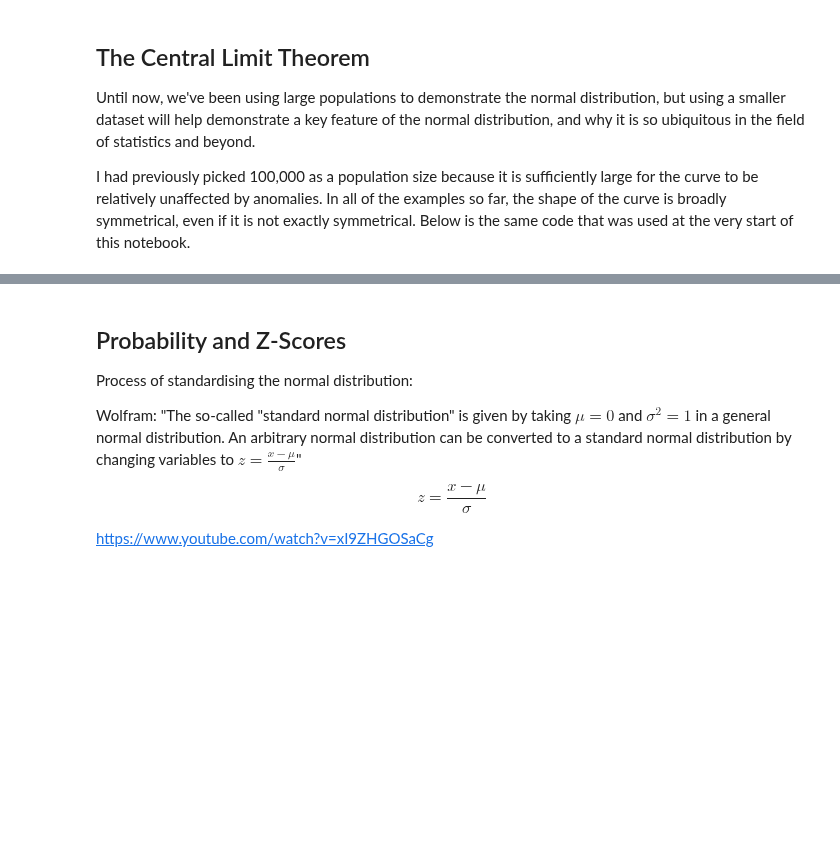
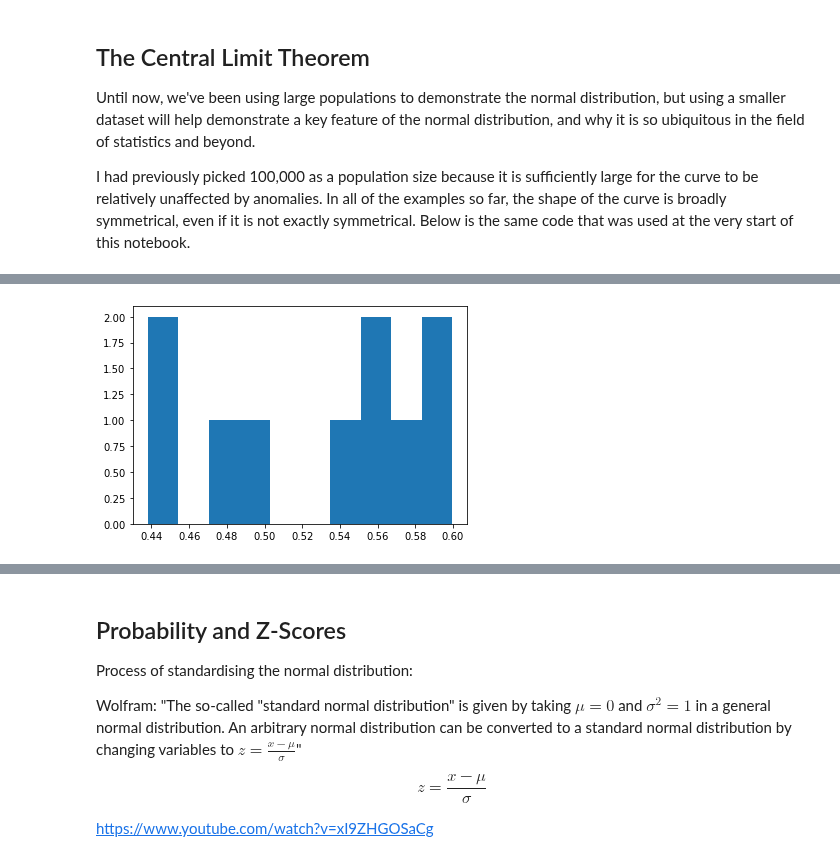
Before and after one commit to kiehozero/atu-fundda2022, a Jupyter notebook: practicals/00-normal-distribution.ipynb, the cells around one changed output, grey strips where cells are left out. Cells and saved outputs as stored; diff of their text form; code cells hidden in the pictures; blank space fills up the shorter version.

```diff
--- a/practicals/00-normal-distribution.ipynb
+++ b/practicals/00-normal-distribution.ipynb
@@ -237,8 +178,0 @@ plt.show();
-# %%
-unis = []
-for i in range(10000):
-    rng = np.random.uniform(0,1,20)
-    unis.append(np.mean(rng))
-
-plt.hist(unis, bins=100)
-plt.show();
@@ -246,0 +221,14 @@ plt.show();
+# %%
+# create a blank list to store mean values in
+unis = []
+# perform this action 10,000 times
+for i in range(10):
+    # create a dataset of ten uniformly-distributed items, all between 0 and 1 in value.
+    rng = np.random.uniform(0,1,20)
+    # calculate the mean of the range, and then add it the list
+    unis.append(np.mean(rng))
+
+plt.hist(unis)
+plt.show();
+# %% [output]
+[figure, added]
```
Also changed, not shown: parts of 23 cells of this notebook.
